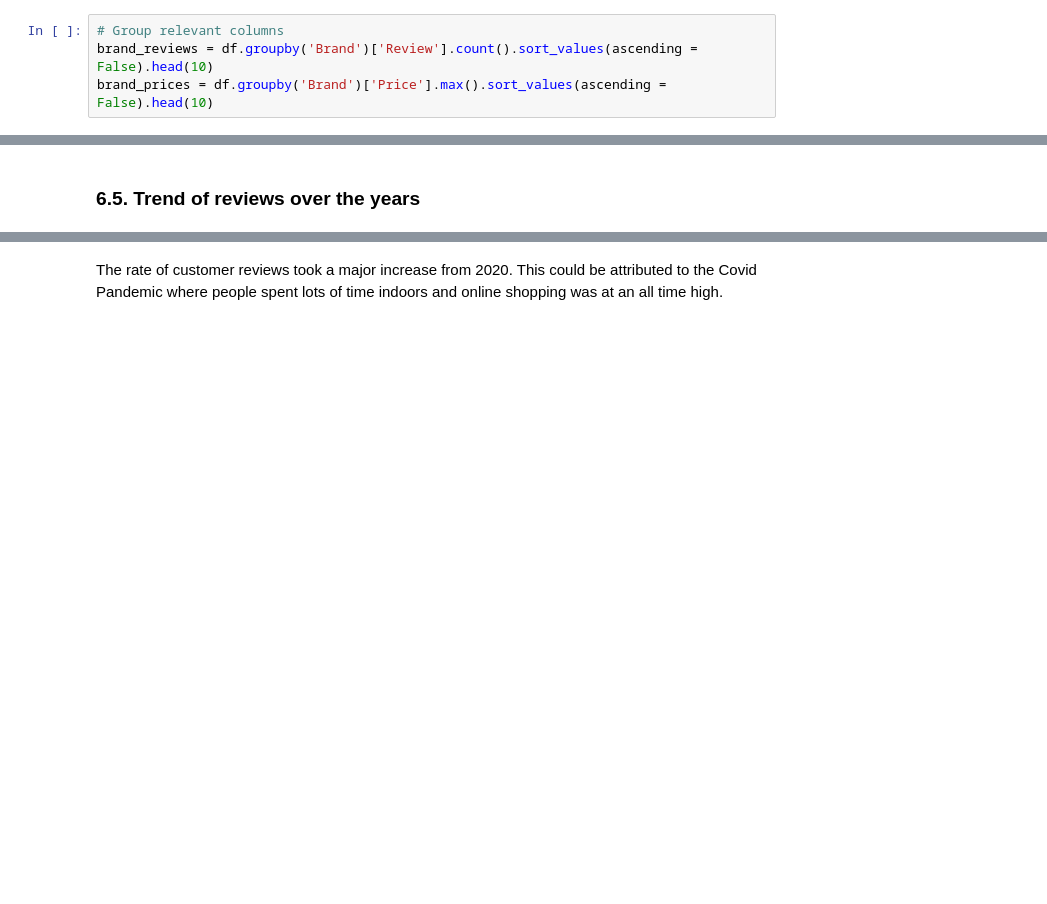
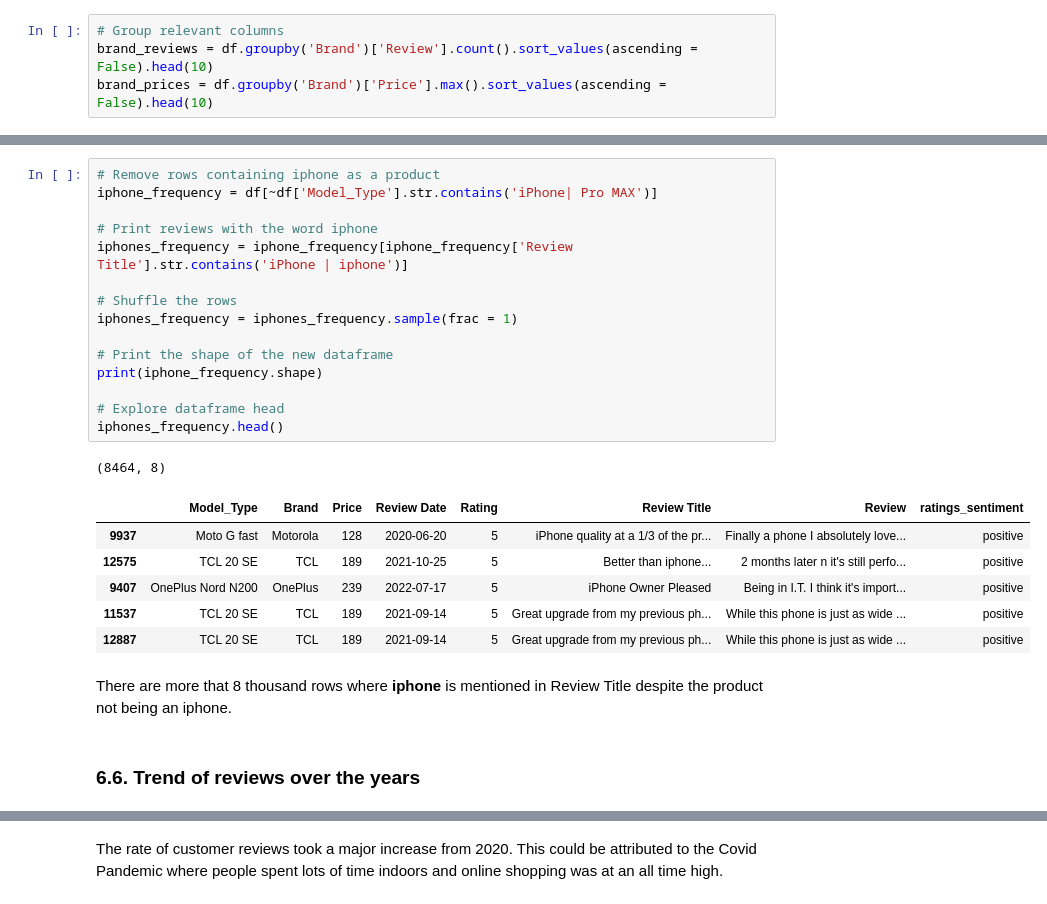
Before and after one commit to Mercy-Njambi/Mobile-Phone-Sentiment-Analysis, a Jupyter notebook: Mobile_Phone_Sentiment_Analysis.ipynb, the cells around one changed output, grey strips where cells are left out. Saved outputs shown, nothing was run; the diff lists cells and outputs as text; blank space fills up the shorter version.

```diff
--- a/Mobile_Phone_Sentiment_Analysis.ipynb
+++ b/Mobile_Phone_Sentiment_Analysis.ipynb
@@ -633,5 +644,30 @@ good, great, battery price, issue and work are some of the words that pop up mor
+# %%
+# Remove rows containing iphone as a product
+iphone_frequency = df[~df['Model_Type'].str.contains('iPhone| Pro MAX')]
+
+# Print reviews with the word iphone
+iphones_frequency = iphone_frequency[iphone_frequency['Review Title'].str.contains('iPhone | iphone')]
+
+# Shuffle the rows
+iphones_frequency = iphones_frequency.sample(frac = 1)
+
+# Print the shape of the new dataframe
+print(iphone_frequency.shape)
+
+# Explore dataframe head
+iphones_frequency.head()
+# %% [output]
+(8464, 8)
+|  | Model_Type | Brand | Price | Review Date | Rating | Review Title | Review | ratings_sentiment |
+| 9937 | Moto G fast | Motorola | 128 | 2020-06-20 | 5 | iPhone quality at a 1/3 of the pr... | Finally a phone I absolutely love... | positive |
+| 12575 | TCL 20 SE | TCL | 189 | 2021-10-25 | 5 | Better than iphone... | 2 months later n it's still perfo... | positive |
+| 9407 | OnePlus Nord N200 | OnePlus | 239 | 2022-07-17 | 5 | iPhone Owner Pleased | Being in I.T. I think it's import... | positive |
+| 11537 | TCL 20 SE | TCL | 189 | 2021-09-14 | 5 | Great upgrade from my previous ph... | While this phone is just as wide ... | positive |
+| 12887 | TCL 20 SE | TCL | 189 | 2021-09-14 | 5 | Great upgrade from my previous ph... | While this phone is just as wide ... | positive |
+# %% [markdown]
+There are more that 8 thousand rows where **iphone** is mentioned in Review Title despite the product not being an iphone.
 # %% [markdown]
-### 6.5. Trend of reviews over the years
+### 6.6. Trend of reviews over the years
 # %%
 # Create a new dataframe to use while maintaining the original
 new_df = df.copy()
```
Also changed, not shown: parts of 89 cells of this notebook.
